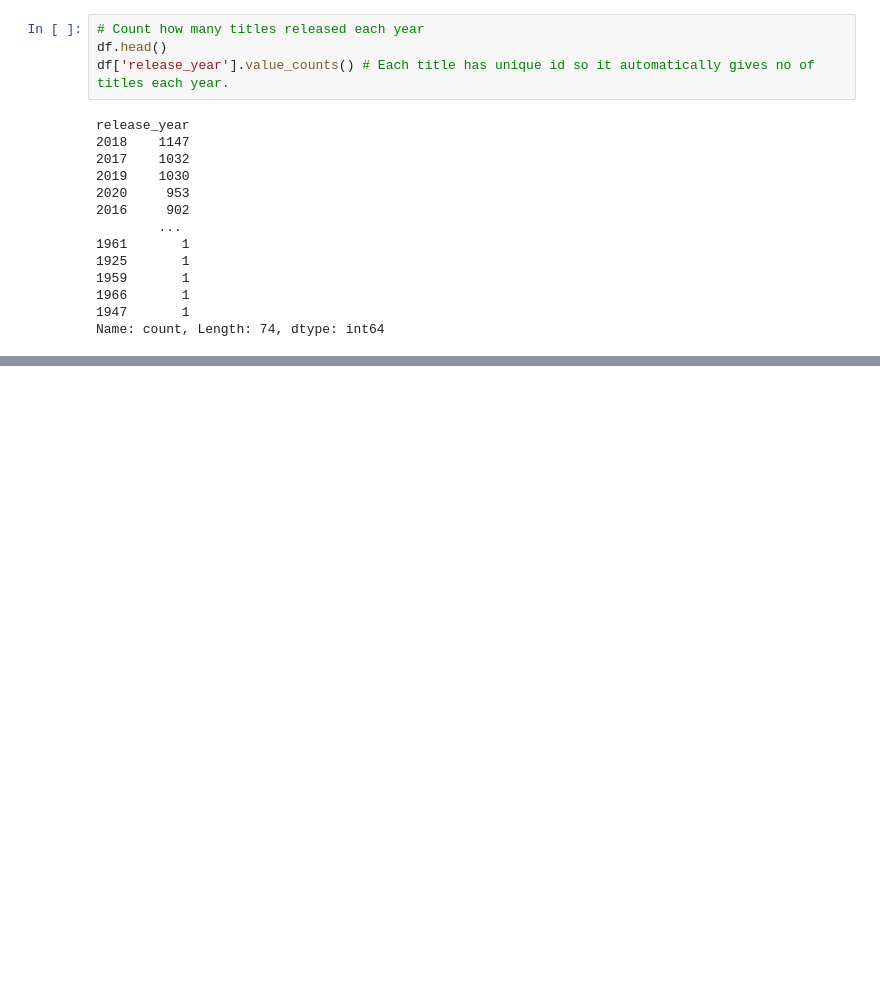
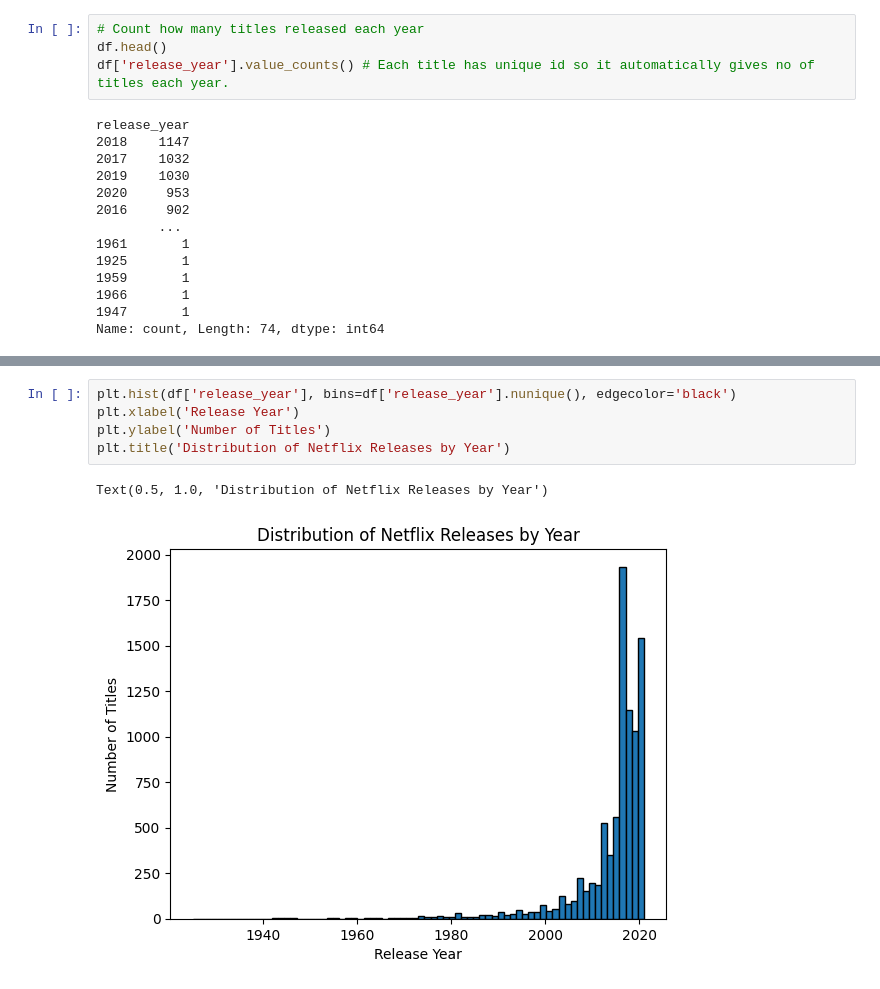
Before and after one commit to parag0811/pandas-practice-netflix-dataset, a Jupyter notebook: notebooks/basics.ipynb, the cells around one changed output, grey strips where cells are left out. Cells and saved outputs as stored; diff of their text form; blank space fills up the shorter version.

```diff
--- a/notebooks/basics.ipynb
+++ b/notebooks/basics.ipynb
@@ -52,0 +84,8 @@ Name: count, Length: 74, dtype: int64
+# %%
+plt.hist(df['release_year'], bins=df['release_year'].nunique(), edgecolor='black')
+plt.xlabel('Release Year')
+plt.ylabel('Number of Titles')
+plt.title('Distribution of Netflix Releases by Year')
+# %% [output]
+Text(0.5, 1.0, 'Distribution of Netflix Releases by Year')
+[figure, added]
```
Also changed, not shown: parts of 6 cells of this notebook.
